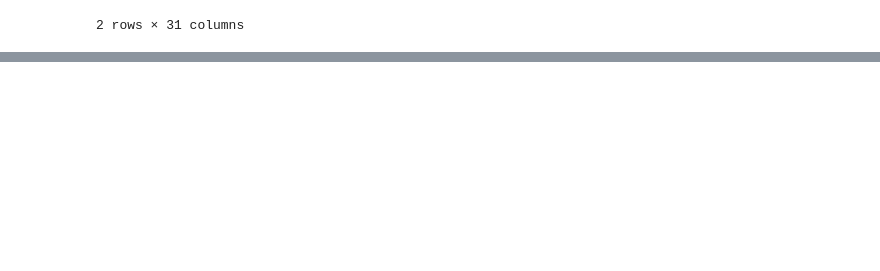
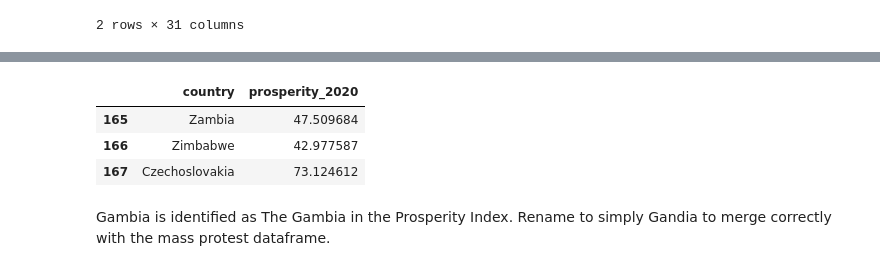
Before and after one commit to EmFib/Mass-Protests, a Jupyter notebook: users/MassMobilization_Paul.ipynb, the cells around one changed output, grey strips where cells are left out. Saved outputs shown, nothing was run; the diff lists cells and outputs as text; code cells hidden in the pictures; blank space fills up the shorter version.

```diff
--- a/users/MassMobilization_Paul.ipynb
+++ b/users/MassMobilization_Paul.ipynb
@@ -81,0 +100,2 @@ mass = mass.merge(country_PI_df, how='left',
+# %%
+country_PI_df['country'] = country_PI_df['country'].str.replace('Bosnia and Herzegovina', 'Bosnia')
@@ -81,0 +104,2 @@ mass = mass.merge(country_PI_df, how='left',
+# %%
+country_PI_df['country'] = country_PI_df['country'].str.replace('Cabo Verde', 'Cape Verde')
@@ -81,0 +118,5 @@ mass = mass.merge(country_PI_df, how='left',
+# %%
+#country_PI_df['country'] = country_PI_df['country'].str.replace('Congo', 'Congo Brazzaville')
+country_PI_df.loc[country_PI_df['country'] == 'Congo' , 'country'] = 'Congo Brazzaville'
+
+country_PI_df['country'] = country_PI_df['country'].str.replace('Democratic Republic of Congo', 'Congo Kinshasa')
@@ -81,0 +132,14 @@ mass = mass.merge(country_PI_df, how='left',
+# %%
+country_PI_df['country'] = country_PI_df['country'].str.replace('Czechia', 'Czech Republic')
+
+#Create new row for Czechoslovakia
+country_PI_df.loc[country_PI_df.shape[0]] = ['Czechoslovakia' , country_PI_df[country_PI_df['country']=='Czech Republic']['prosperity_2020'].item() ]
+# %%
+country_PI_df.tail(3)
+# %% [output]
+|  | country | prosperity_2020 |
+| 165 | Zambia | 47.509684 |
+| 166 | Zimbabwe | 42.977587 |
+| 167 | Czechoslovakia | 73.124612 |
+# %% [markdown]
+Gambia is identified as The Gambia in the Prosperity Index. Rename to simply Gandia to merge correctly with the mass protest dataframe.
```
Also changed, not shown: parts of 66 cells of this notebook, 1 other file.
